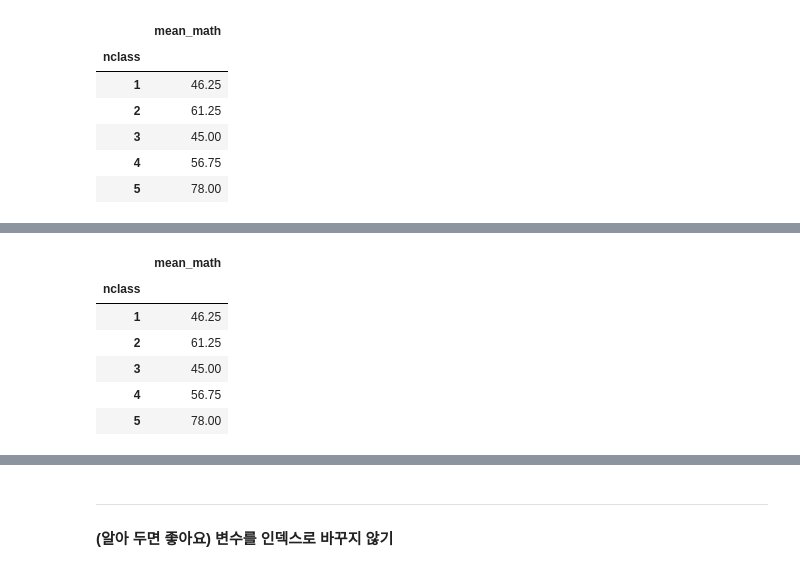
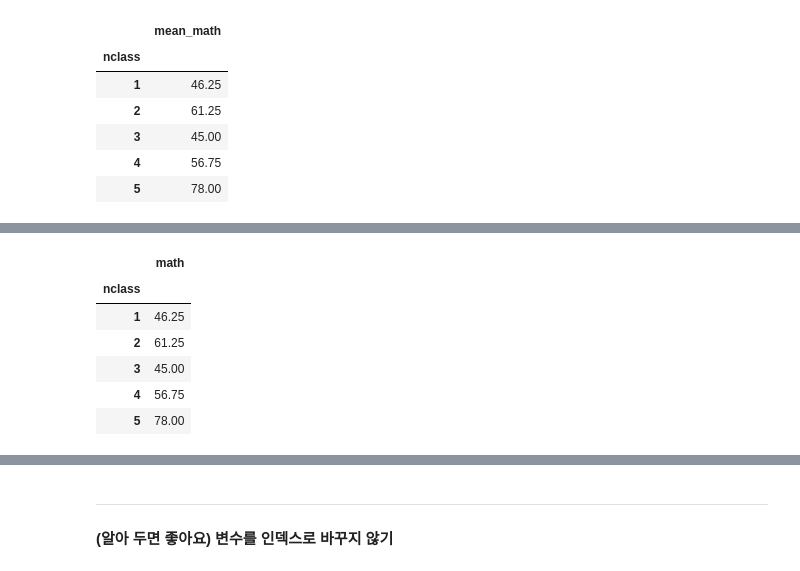
Before and after one commit to ai7dnn/2024-1-my-BDA, a Jupyter notebook: inclass/05w_lect_ch06_dataframe_group_merge.ipynb, the cells around one changed output, grey strips where cells are left out. Saved outputs shown, nothing was run; the diff lists cells and outputs as text; code cells hidden in the pictures.

```diff
--- a/inclass/05w_lect_ch06_dataframe_group_merge.ipynb
+++ b/inclass/05w_lect_ch06_dataframe_group_merge.ipynb
@@ -135,7 +206,7 @@ exam.groupby('nclass') \
 # %%
-exam.groupby('nclass').agg(mean_math = ('math', 'mean'))
+exam.groupby('nclass').agg(math = ('math', 'mean'))
 # %% [output]
-|  | mean_math |
+|  | math |
 | nclass |  |
 | 1 | 46.25 |
 | 2 | 61.25 |
```
Also changed, not shown: parts of 58 cells of this notebook.
